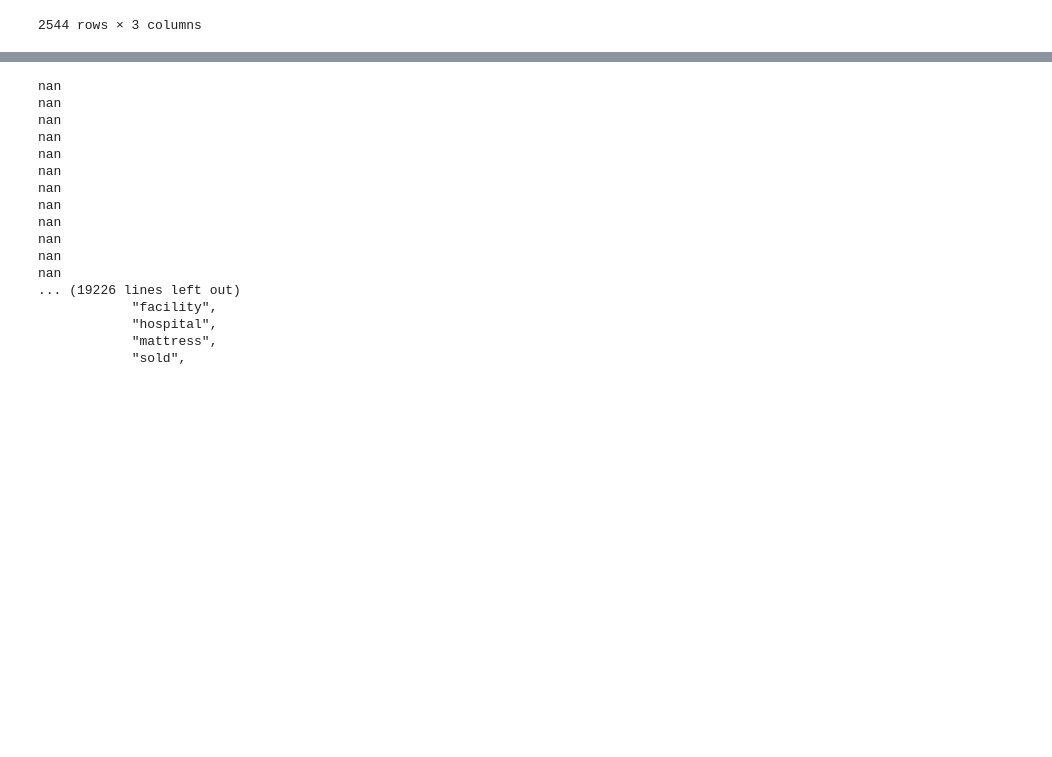
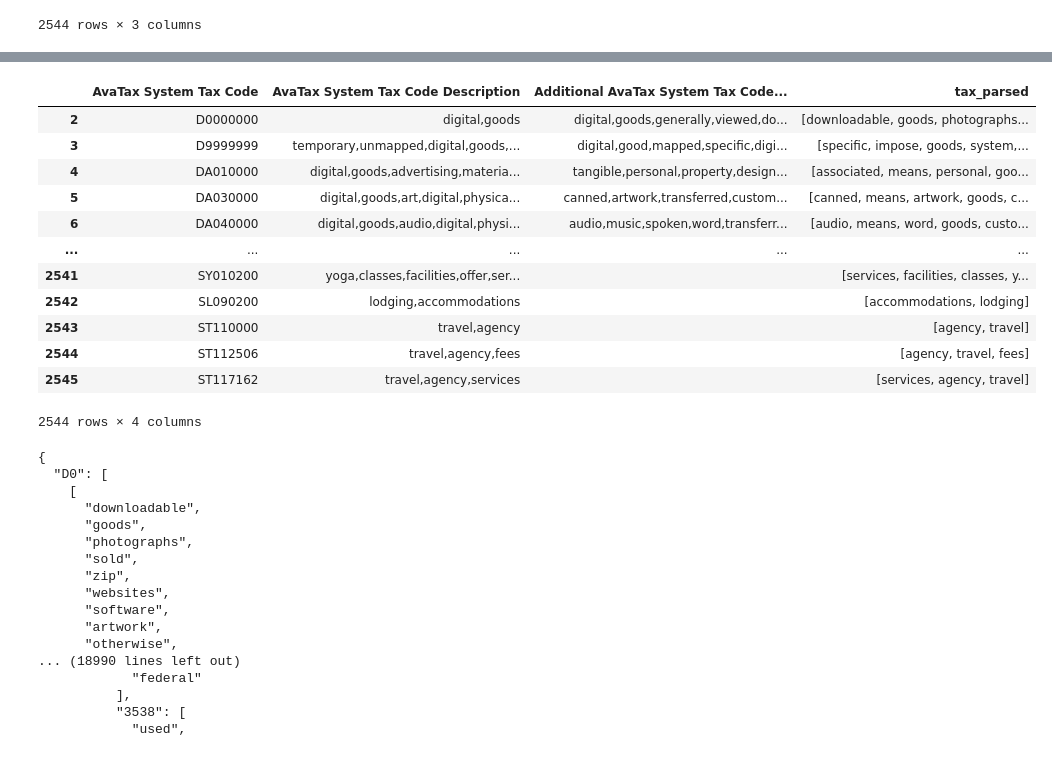
Before and after one commit to diz28/CS5800_finalproject, a Jupyter notebook: term_project.ipynb, the cells around one changed output, grey strips where cells are left out. Drawn from its saved outputs; the diff is of its cells as text; code cells hidden in the pictures; blank space fills up the shorter version.

Commit message:
fixed row index

```diff
--- a/term_project.ipynb
+++ b/term_project.ipynb
@@ -155,55 +120,69 @@ df_xlsx
+# %%
+column_name = 'AvaTax System Tax Code Description'
+column_name_2 = 'Additional AvaTax System Tax Code Information'
+new_col_name = 'tax_parsed'
+createParsedColumns(df_xlsx, column_name, column_name_2, 2, new_col_name)
+df_xlsx
+# %% [output]
+|  | AvaTax System Tax Code | AvaTax System Tax Code Description | Additional AvaTax System Tax Code... | tax_parsed |
+| 2 | D0000000 | digital,goods | digital,goods,generally,viewed,do... | [downloadable, goods, photographs... |
+| 3 | D9999999 | temporary,unmapped,digital,goods,... | digital,good,mapped,specific,digi... | [specific, impose, goods, system,... |
+| 4 | DA010000 | digital,goods,advertising,materia... | tangible,personal,property,design... | [associated, means, personal, goo... |
+| 5 | DA030000 | digital,goods,art,digital,physica... | canned,artwork,transferred,custom... | [canned, means, artwork, goods, c... |
+| 6 | DA040000 | digital,goods,audio,digital,physi... | audio,music,spoken,word,transferr... | [audio, means, word, goods, custo... |
+| ... | ... | ... | ... | ... |
+| 2541 | SY010200 | yoga,classes,facilities,offer,ser... |  | [services, facilities, classes, y... |
+| 2542 | SL090200 | lodging,accommodations |  | [accommodations, lodging] |
+| 2543 | ST110000 | travel,agency |  | [agency, travel] |
+| 2544 | ST112506 | travel,agency,fees |  | [agency, travel, fees] |
+| 2545 | ST117162 | travel,agency,services |  | [services, agency, travel] |
+2544 rows × 4 columns
 # %%
 tc_hash_map = {}
 
+new_col_name = 'tax_parsed'
+
 for index, tax_code in enumerate(df_xlsx['AvaTax System Tax Code'], 2):
 
-    # check if tax code exists
-
-    #if tax_code == "":
+    # if tax_code = NaN
     if isinstance(tax_code, float):
         prefix = df_xlsx["AvaTax System Tax Code"].loc[index + 1]
-
         level_1 = prefix[0:2]
         level_2 = prefix[2:4]
         level_3 = "0000"
-
-        print(tax_code)
-
         df_xlsx["AvaTax System Tax Code"].loc[index] = prefix[0:4]+"0000"
-
     else:
-
         level_1 = tax_code[0:2]
         level_2 = tax_code[2:4]
         level_3 = tax_code[4:8]
 
 
     if level_1 not in tc_hash_map:
-        temp_dict0 = {level_3: df_xlsx['new_column'].loc[index]}
-        temp_dict = {level_2: [df_xlsx['new_column'].loc[index], temp_dict0]}
-        tc_hash_map[level_1] = [df_xlsx['new_column'].loc[index], temp_dict]
+        temp_dict0 = {level_3: df_xlsx[new_col_name].loc[index]}
+        temp_dict = {level_2: [df_xlsx[new_col_name].loc[index], temp_dict0]}
+        tc_hash_map[level_1] = [df_xlsx[new_col_name].loc[index], temp_dict]
     elif level_2 not in tc_hash_map[level_1][1]:
-        temp_dict0 = {level_3: df_xlsx['new_column'].loc[index]}
-        tc_hash_map[level_1][1][level_2] = [df_xlsx['new_column'].loc[index], temp_dict0]
+        temp_dict0 = {level_3: df_xlsx[new_col_name].loc[index]}
+        tc_hash_map[level_1][1][level_2] = [df_xlsx[new_col_name].loc[index], temp_dict0]
     elif level_3 not in tc_hash_map[level_1][1][level_2][1]:
-        tc_hash_map[level_1][1][level_2][1][level_3] = df_xlsx['new_column'].loc[index]
+        tc_hash_map[level_1][1][level_2][1][level_3] = df_xlsx[new_col_name].loc[index]
 
 print(json.dumps(tc_hash_map, sort_keys=True, indent=2))
 # %% [output]
-nan
-nan
-nan
-nan
-nan
-nan
-nan
-nan
-nan
-nan
-nan
-nan
-... (19226 lines left out)
-            "facility",
-            "hospital",
-            "mattress",
-            "sold",
+{
+  "D0": [
+    [
+      "downloadable",
+      "goods",
+      "photographs",
+      "sold",
+      "zip",
+      "websites",
+      "software",
+      "artwork",
+      "otherwise",
+... (18990 lines left out)
+            "federal"
+          ],
+          "3538": [
+            "used",
```
Also changed, not shown: parts of 7 cells of this notebook.
